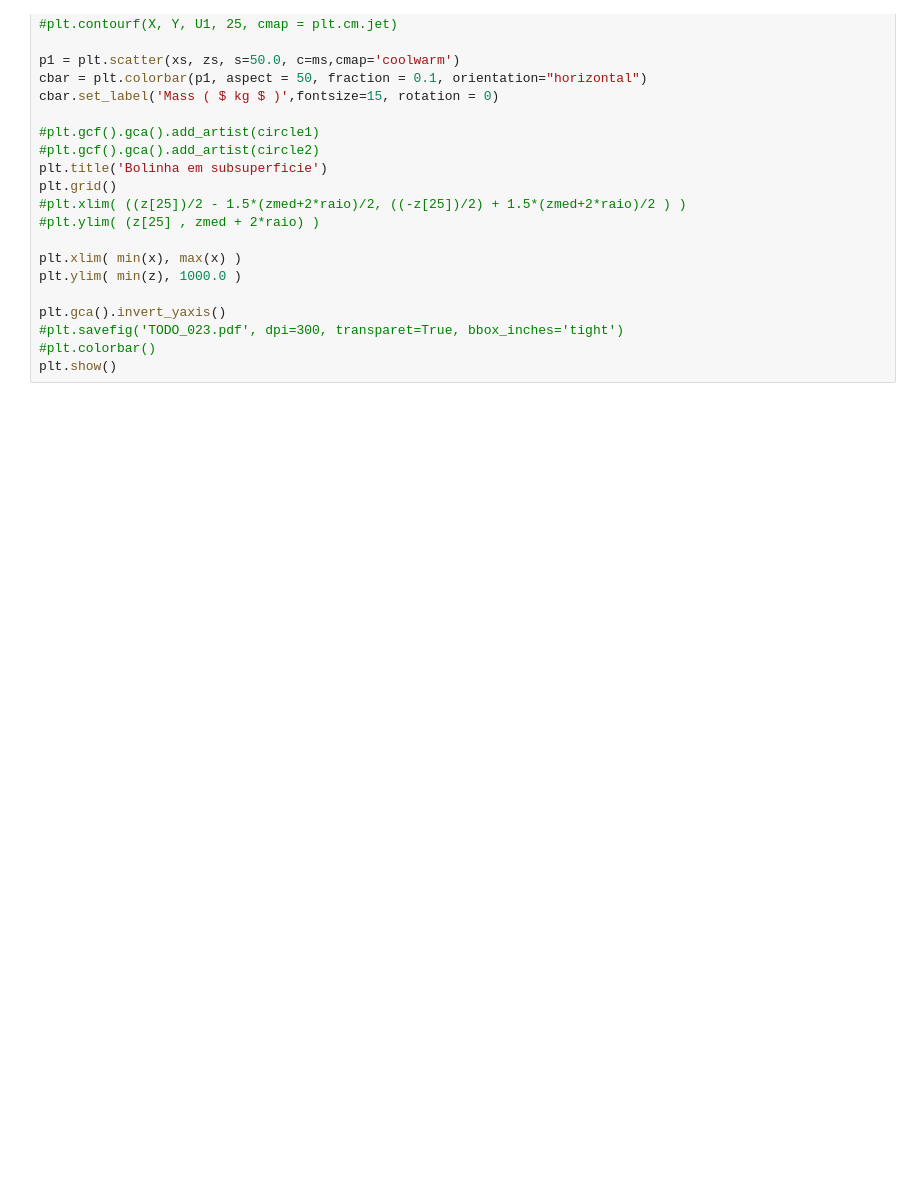
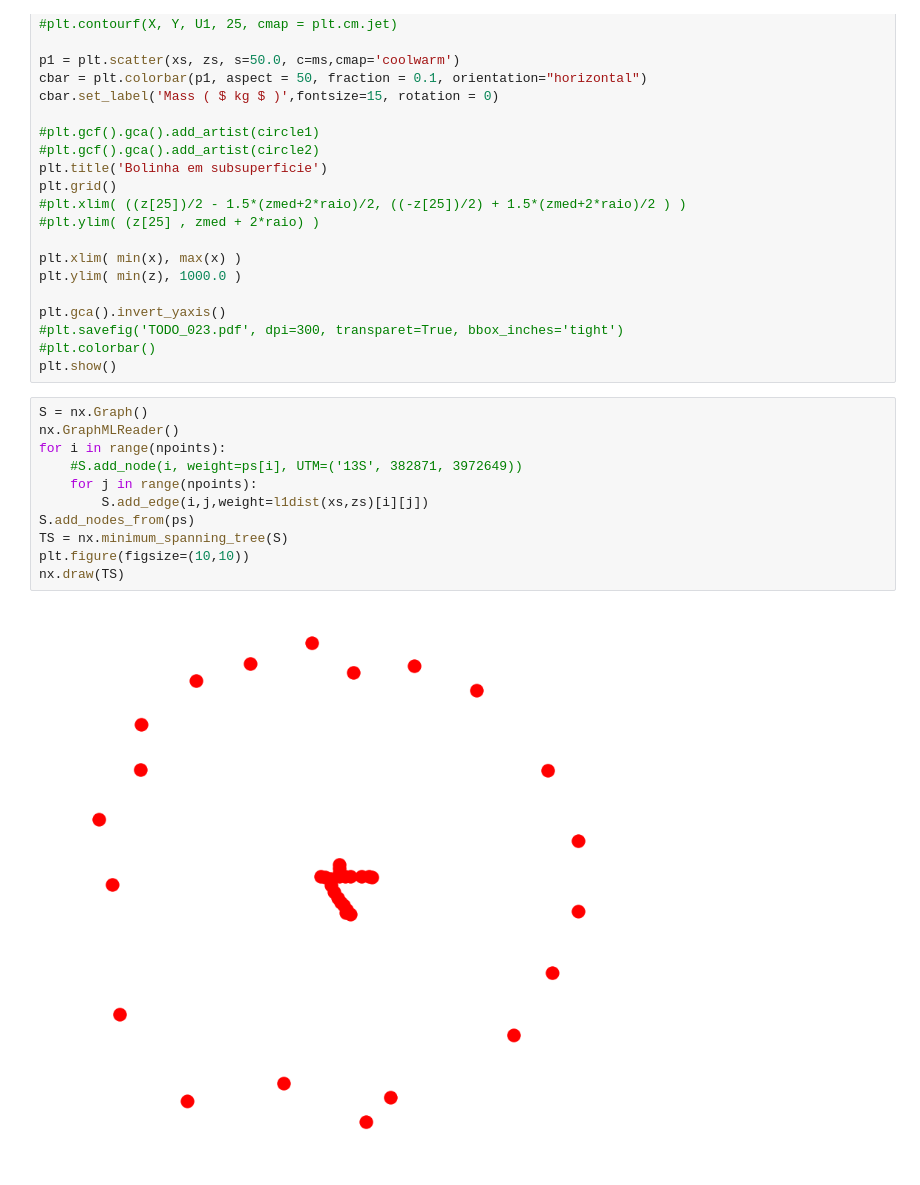
Before and after one commit to EdsonAlonso/EstagioCurricular, a Jupyter notebook: Sphere_grav.ipynb, the cells around one changed output. Saved outputs shown, nothing was run; the diff lists cells and outputs as text; blank space fills up the shorter version.

```diff
--- a/Sphere_grav.ipynb
+++ b/Sphere_grav.ipynb
@@ -188,6 +189,19 @@ plt.gca().invert_yaxis()
 #plt.savefig('TODO_023.pdf', dpi=300, transparet=True, bbox_inches='tight')
 #plt.colorbar()
 plt.show()
+# %%
+S = nx.Graph()
+nx.GraphMLReader()
+for i in range(npoints):
+    #S.add_node(i, weight=ps[i], UTM=('13S', 382871, 3972649))
+    for j in range(npoints):
+        S.add_edge(i,j,weight=l1dist(xs,zs)[i][j])
+S.add_nodes_from(ps)
+TS = nx.minimum_spanning_tree(S)
+plt.figure(figsize=(10,10))
+nx.draw(TS)
+# %% [output]
+[figure, added]
 # %%
 #Drawing the MST of a complete graph, were the edges weight is given by the distance (L1) of the nodes
 G = nx.complete_graph(npoints)
```
Also changed, not shown: parts of 4 cells of this notebook.
